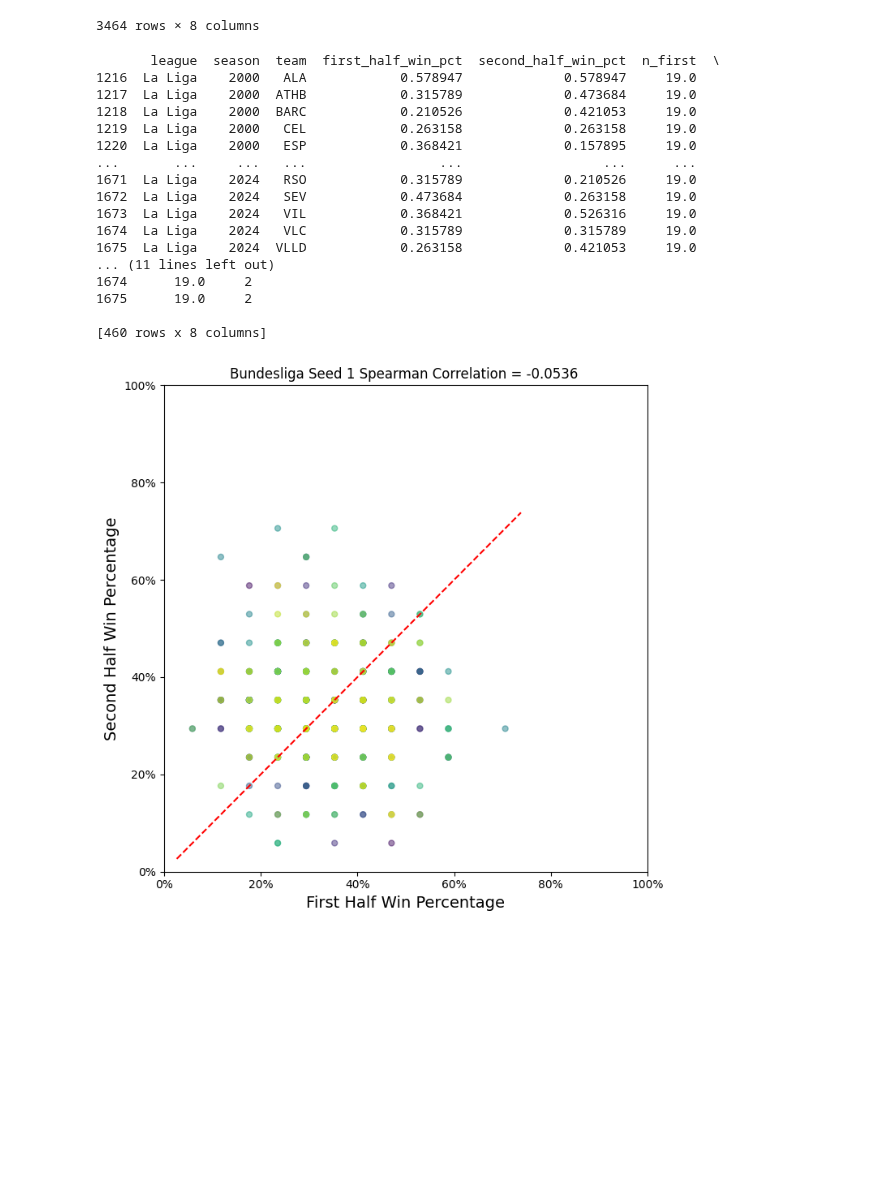
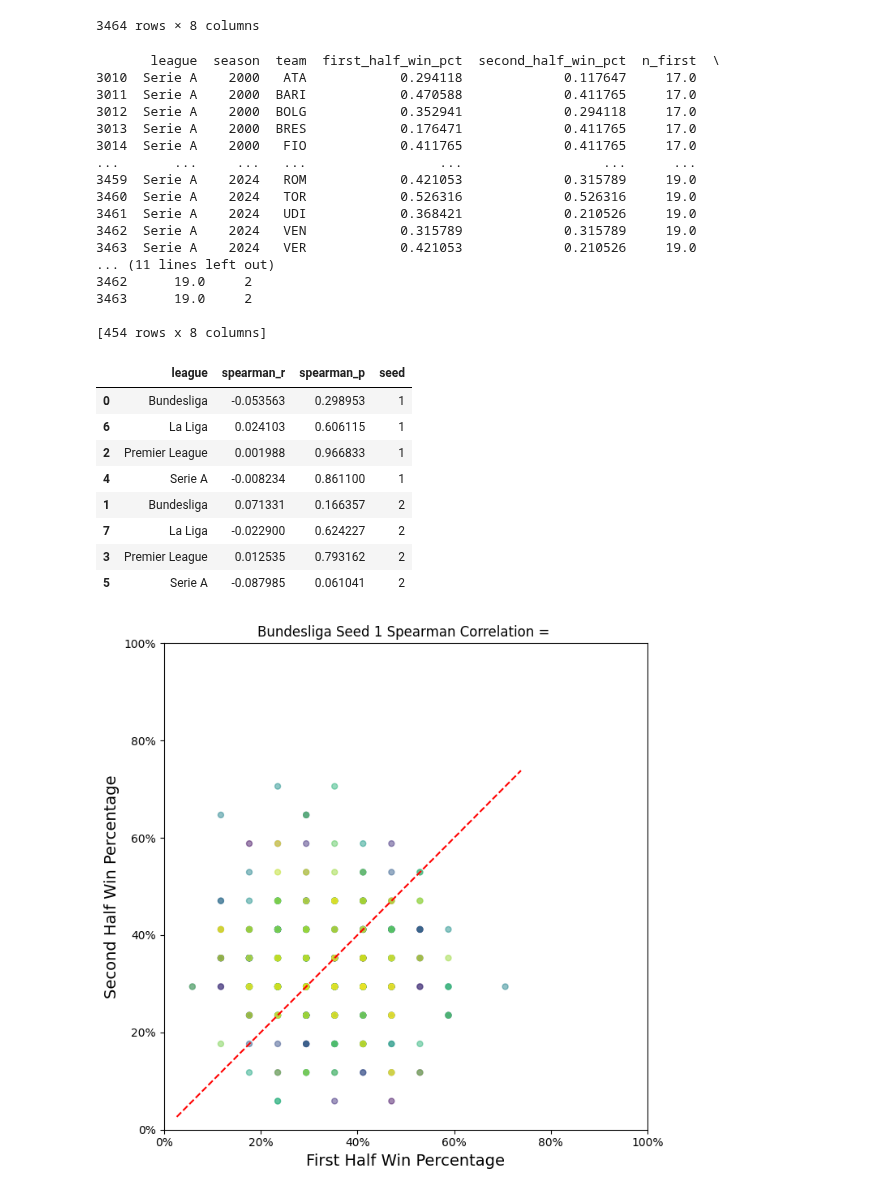
Before and after one commit to mikeyautorino2/skillvsluck, a Jupyter notebook: output/european_soccer_leagues/correlations/correlations.ipynb, the cells around one changed output. Cells and saved outputs as stored; diff of their text form; code cells hidden in the pictures; blank space fills up the shorter version.

```diff
--- a/output/european_soccer_leagues/correlations/correlations.ipynb
+++ b/output/european_soccer_leagues/correlations/correlations.ipynb
@@ -138,11 +138,12 @@ allleagues
 # %%
 # Testing the spearman correlations
 
-allleagues = pd.read_csv("/Users/joeyli/skillvsluck/output/european_soccer/figures/correlations/skilled_correlations/skill_league_correlation_metrics.csv")
+allleagues = pd.read_csv("/Users/joeyli/skillvsluck/output/european_soccer_leagues/correlations/skilled_correlations/skill_league_correlation_metrics.csv")
 for league in league_data:
     #df = league_data[league] #normal leagues
     df = allleagues[allleagues["league"] ==league].copy() # skilled leagues
     spearman = df.drop(columns=["league", "team", "season"])
     corr = spearman.corr("spearman").iloc[1, 0].round(4)
     print(corr)
+allleagues
 # %% [output]
@@ -155,15 +169,20 @@ for league in league_data:
 # %%
 print(allleagues)
 import matplotlib.ticker as mtick
-
+out = []
 for league in league_data:
     fig, ax = plt.subplots(figsize=(7,7), constrained_layout=True)
     df = allleagues[allleagues["league"] == league].copy()
     df["season"] = df["season"].astype(int)
-    spearman = df.drop(columns=["league", "team", "season"])
-    corr = spearman.corr("spearman").iloc[1, 0].round(4)
-     #/ by points per game and divide by 3 to get win percentage
+    # spearman = df.drop(columns=["league", "team", "season", "n_first","n_second"])
+    r_s, p_s = stats.spearmanr(df["first_half_points"], df["second_half_points"])
 
+        #/ by points per game and divide by 3 to get win percentage
+    out.append({
+            'league': league,
+            'spearman_r': r_s,
+            'spearman_p': p_s,
+        })
 
     df.plot(
         x="first_half_points", y="second_half_points", kind="scatter", ax=ax, marker='o', alpha=0.5, s=25,          # circle marker
@@ -191,7 +210,9 @@ for league in league_data:
     plt.xlabel("First Half Win Percentage", fontsize = 14)
     plt.ylabel("Second Half Win Percentage", fontsize = 14)
     plt.tight_layout()
-    plt.savefig(f"skill_{league.replace(' ', '_').lower()}_correlation.png")
+    # plt.savefig(f"skill_{league.replace(' ', '_').lower()}_correlation.png")
+
+pd.DataFrame(out).sort_values('league').to_csv("overall_correlations_pure_skill.csv", index=False)
 # %% [output]
      team  season  first_half_points  second_half_points      league
 0     BAY    2004         100.000000          100.000000  Bundesliga
@@ -293,24 +314,26 @@ df = combined_df[(combined_df["league"] == league) & (combined_df["seed"] == see
 print(df)
 # %% [output]
        league  season  team  first_half_win_pct  second_half_win_pct  n_first  \
-1216  La Liga    2000   ALA            0.578947             0.578947     19.0
-1217  La Liga    2000  ATHB            0.315789             0.473684     19.0
-1218  La Liga    2000  BARC            0.210526             0.421053     19.0
-1219  La Liga    2000   CEL            0.263158             0.263158     19.0
-1220  La Liga    2000   ESP            0.368421             0.157895     19.0
+3010  Serie A    2000   ATA            0.294118             0.117647     17.0
+3011  Serie A    2000  BARI            0.470588             0.411765     17.0
+3012  Serie A    2000  BOLG            0.352941             0.294118     17.0
+3013  Serie A    2000  BRES            0.176471             0.411765     17.0
+3014  Serie A    2000   FIO            0.411765             0.411765     17.0
 ...       ...     ...   ...                 ...                  ...      ...
-1671  La Liga    2024   RSO            0.315789             0.210526     19.0
-1672  La Liga    2024   SEV            0.473684             0.263158     19.0
-1673  La Liga    2024   VIL            0.368421             0.526316     19.0
-1674  La Liga    2024   VLC            0.315789             0.315789     19.0
-1675  La Liga    2024  VLLD            0.263158             0.421053     19.0
+3459  Serie A    2024   ROM            0.421053             0.315789     19.0
+3460  Serie A    2024   TOR            0.526316             0.526316     19.0
+3461  Serie A    2024   UDI            0.368421             0.210526     19.0
+3462  Serie A    2024   VEN            0.315789             0.315789     19.0
+3463  Serie A    2024   VER            0.421053             0.210526     19.0
 ... (11 lines left out)
-1674      19.0     2
-1675      19.0     2
+3462      19.0     2
+3463      19.0     2
 
-[460 rows x 8 columns]
+[454 rows x 8 columns]
 # %%
 import matplotlib.ticker as mtick
+import scipy.stats as stats
+out = []
 league_data = ["Bundesliga", "Premier League", "Serie A", "La Liga"]
 for league in league_data:
     for seed in [1, 2]:
@@ -320,36 +343,52 @@ for league in league_data:
         df["first_half_win_pct"] = df["first_half_win_pct"] * 100
         df["second_half_win_pct"] = df["second_half_win_pct"] * 100
         spearman = df.drop(columns=["league", "team", "season", "n_first","n_second", "seed"])
-        corr = spearman.corr("spearman").iloc[1, 0].round(4)
+        r_s, p_s = stats.spearmanr(df["first_half_win_pct"], df["second_half_win_pct"])
+
         #/ by points per game and divide by 3 to get win percentage
-
+        out.append({
+                'league': league,
+                'spearman_r': r_s,
+                'spearman_p': p_s,
+                'seed': seed
+            })
 
         df.plot(
             x="first_half_win_pct", y="second_half_win_pct", kind="scatter", ax=ax, marker='o', alpha=0.5, s=25,          # circle marker
             c=df["season"],  # 'c' instead of 'color' for a color map
             cmap="viridis"
         )
 
         # Remove the automatic colorbar
         for cbar in ax.figure.axes:
             if cbar is not ax:  # any other axes besides main one
                 cbar.remove()
         # ax.set_aspect('equal', adjustable='box')
         ax.yaxis.set_major_formatter(mtick.PercentFormatter(xmax=100))
         ax.xaxis.set_major_formatter(mtick.PercentFormatter(xmax=100))
 
         min_val = min(plt.xlim()[0], plt.ylim()[0])
         max_val = max(plt.xlim()[1], plt.ylim()[1])
         line_vals = np.linspace(min_val, max_val, 100) # Generate points for the line
         plt.xlim(0, 100)
         plt.ylim(0, 100)
 
     # Plot the y=x line
         plt.plot(line_vals, line_vals, color='red', linestyle='--', label='y=x')
-        plt.title(f"{league} Seed {seed} Spearman Correlation = {corr} ")
+        plt.title(f"{league} Seed {seed} Spearman Correlation = ")
         plt.xlabel("First Half Win Percentage", fontsize = 14)
         plt.ylabel("Second Half Win Percentage", fontsize = 14)
         plt.tight_layout()
-        plt.savefig(f"{league.replace(' ', '_').lower()}_first_second_win_pct_seed_{seed}.png")
+        # plt.savefig(f"{league.replace(' ', '_').lower()}_first_second_win_pct_seed_{seed}.png")
+pd.DataFrame(out).sort_values(['seed','league']).to_csv("overall_correlations_pure_luck")
 # %% [output]
+|  | league | spearman_r | spearman_p | seed |
+| 0 | Bundesliga | -0.053563 | 0.298953 | 1 |
+| 6 | La Liga | 0.024103 | 0.606115 | 1 |
+| 2 | Premier League | 0.001988 | 0.966833 | 1 |
+| 4 | Serie A | -0.008234 | 0.861100 | 1 |
+| 1 | Bundesliga | 0.071331 | 0.166357 | 2 |
+| 7 | La Liga | -0.022900 | 0.624227 | 2 |
+| 3 | Premier League | 0.012535 | 0.793162 | 2 |
+| 5 | Serie A | -0.087985 | 0.061041 | 2 |
-[figure, old version]
+[figure, new version]
```
Also changed, not shown: parts of 5 cells of this notebook, 5 other files.
